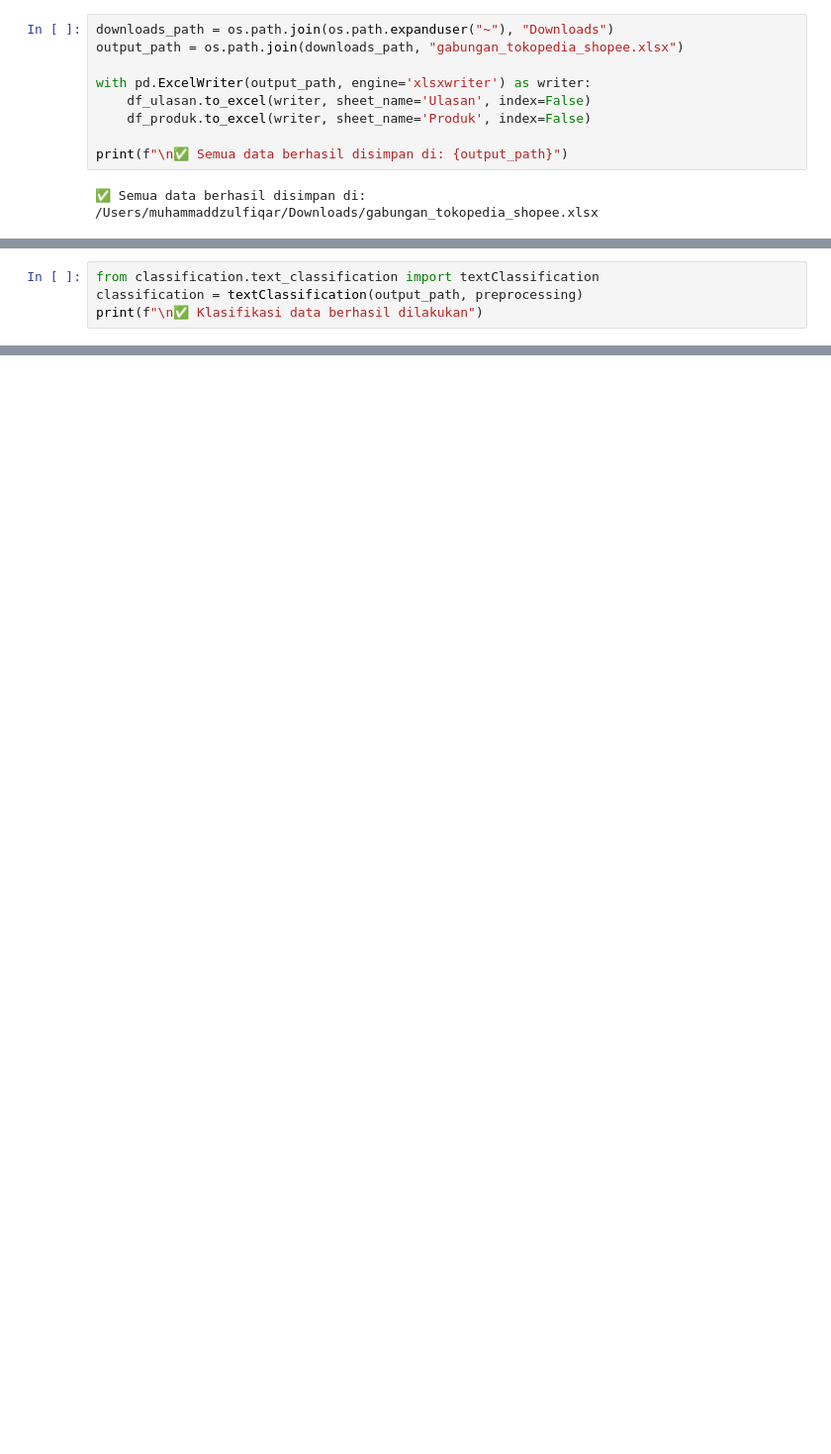
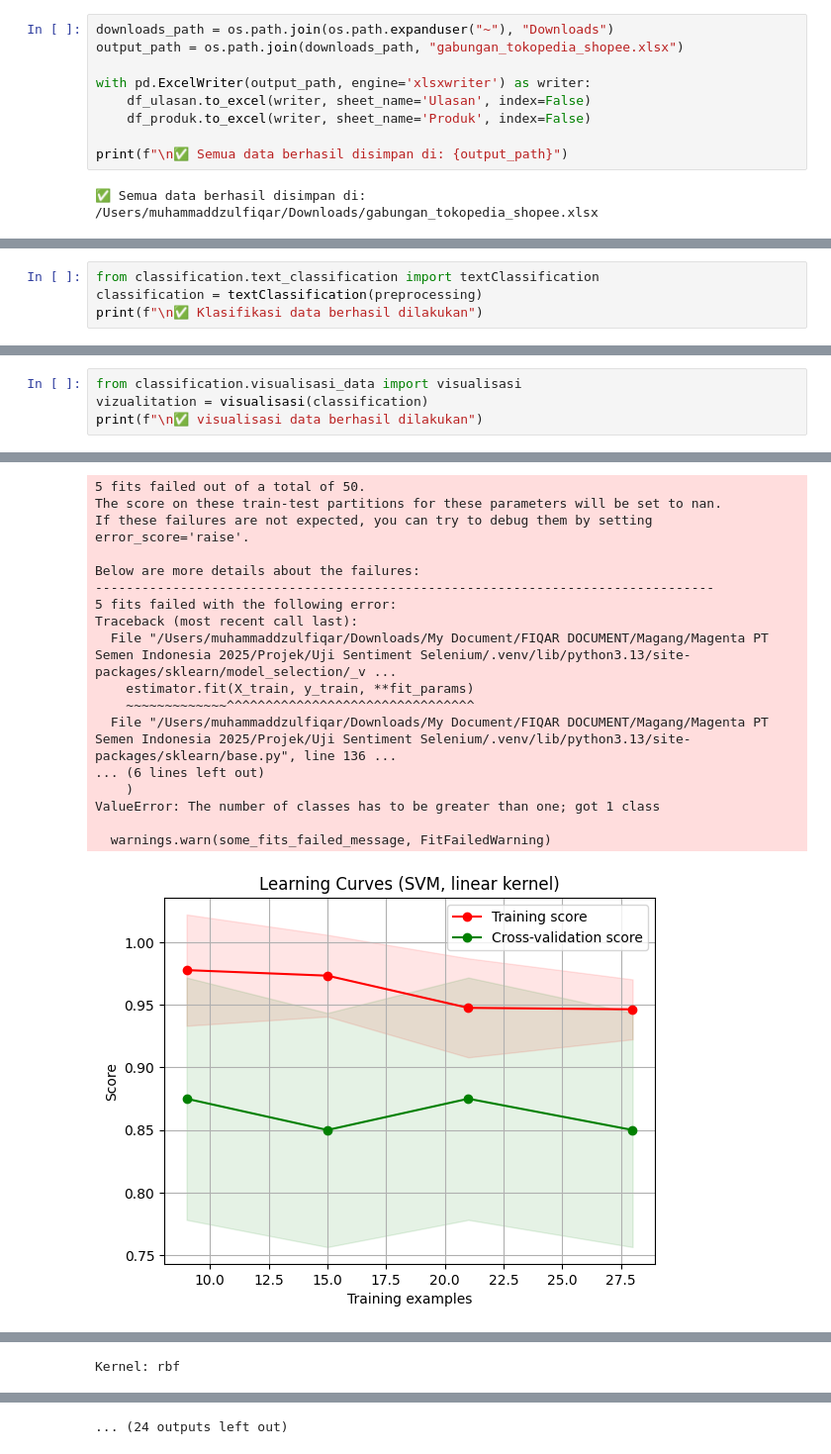
Before and after one commit to dzulfiqar03/MagentaSIG2025Batch1_Uji-Sentiment-With-SeliniumDriver, a Jupyter notebook: main.ipynb, the cells around one changed output, grey strips where cells are left out. Shown at 99% size. Drawn from its saved outputs; the diff is of its cells as text; blank space fills up the shorter version.

Commit message:
Sentiment Test

```diff
--- a/main.ipynb
+++ b/main.ipynb
@@ -165,7 +165,7 @@ Positive
 ✅ Preprocessing data berhasil dilakukan
 # %%
 from classification.text_classification import textClassification
-classification = textClassification(output_path, preprocessing)
+classification = textClassification(preprocessing)
 print(f"\n✅ Klasifikasi data berhasil dilakukan")
 # %% [output]
 Akurasi: 0.0
@@ -210,0 +194,5 @@ weighted avg       0.79      0.50      0.43         8
+# %%
+from classification.visualisasi_data import visualisasi
+vizualitation = visualisasi(classification)
+print(f"\n✅ visualisasi data berhasil dilakukan")
+# %% [output]
@@ -210,0 +225,18 @@ weighted avg       0.79      0.50      0.43         8
+5 fits failed out of a total of 50.
+The score on these train-test partitions for these parameters will be set to nan.
+If these failures are not expected, you can try to debug them by setting error_score='raise'.
+
+Below are more details about the failures:
+--------------------------------------------------------------------------------
+5 fits failed with the following error:
+Traceback (most recent call last):
+  File "/Users/muhammaddzulfiqar/Downloads/My Document/FIQAR DOCUMENT/Magang/Magenta PT Semen Indonesia 2025/Projek/Uji Sentiment Selenium/.venv/lib/python3.13/site-packages/sklearn/model_selection/_v ...
+    estimator.fit(X_train, y_train, **fit_params)
+    ~~~~~~~~~~~~~^^^^^^^^^^^^^^^^^^^^^^^^^^^^^^^^
+  File "/Users/muhammaddzulfiqar/Downloads/My Document/FIQAR DOCUMENT/Magang/Magenta PT Semen Indonesia 2025/Projek/Uji Sentiment Selenium/.venv/lib/python3.13/site-packages/sklearn/base.py", line 136 ...
+... (6 lines left out)
+    )
+ValueError: The number of classes has to be greater than one; got 1 class
+
+  warnings.warn(some_fits_failed_message, FitFailedWarning)
+[figure, added]
@@ -210,0 +263 @@ weighted avg       0.79      0.50      0.43         8
+Kernel: rbf
@@ -210,0 +283 @@ weighted avg       0.79      0.50      0.43         8
+... (24 outputs left out)
```
Also changed, not shown: parts of 6 cells of this notebook, 11 other files.
